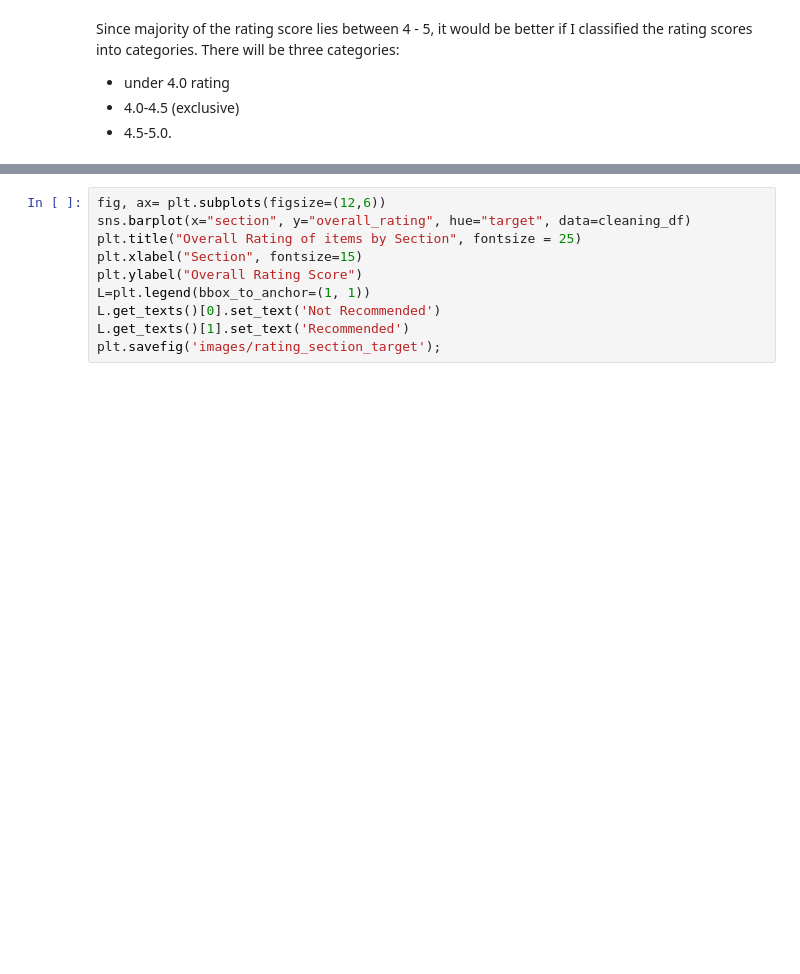
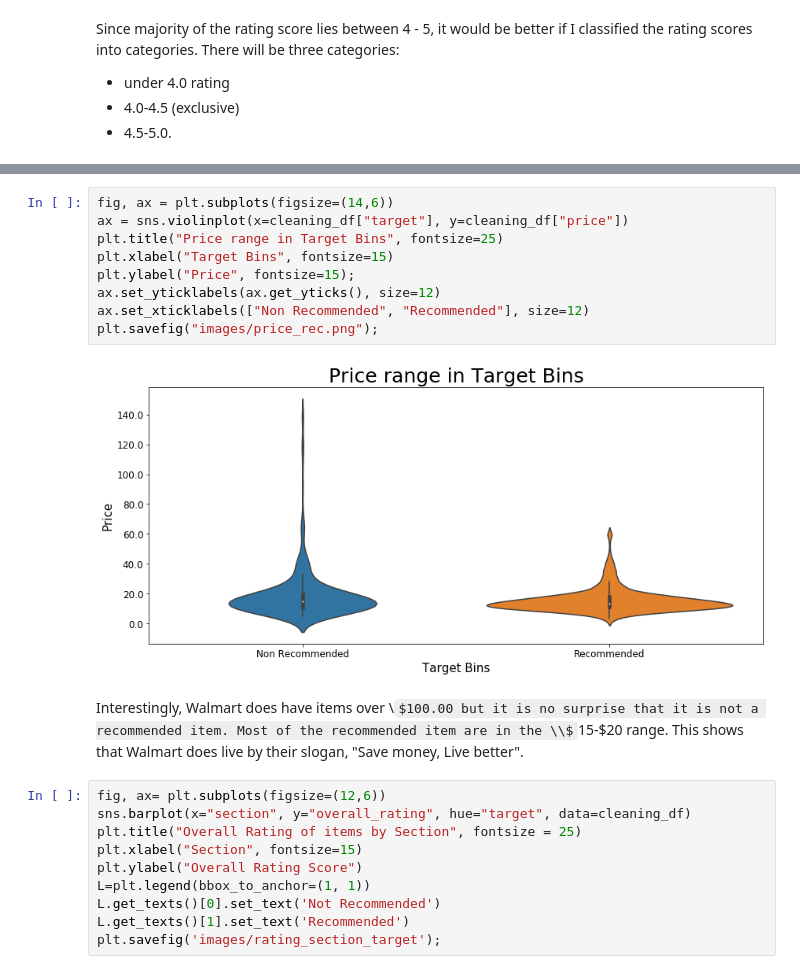
Before and after one commit to dorjeys3/Walmart_proj, a Jupyter notebook: 1_walmart_product_review_nlp.ipynb, the cells around one changed output, grey strips where cells are left out. Cells and saved outputs as stored; diff of their text form; some formulas as TeX source; blank space fills up the shorter version.

```diff
--- a/1_walmart_product_review_nlp.ipynb
+++ b/1_walmart_product_review_nlp.ipynb
@@ -547,3 +442,16 @@ cleaning_df[cleaning_df.num_rating == 14012]
+# %%
+fig, ax = plt.subplots(figsize=(14,6))
+ax = sns.violinplot(x=cleaning_df["target"], y=cleaning_df["price"])
+plt.title("Price range in Target Bins", fontsize=25)
+plt.xlabel("Target Bins", fontsize=15)
+plt.ylabel("Price", fontsize=15);
+ax.set_yticklabels(ax.get_yticks(), size=12)
+ax.set_xticklabels(["Non Recommended", "Recommended"], size=12)
+plt.savefig("images/price_rec.png");
+# %% [output]
+[figure, added]
+# %% [markdown]
+Interestingly, Walmart does have items over \\$100.00 but it is no surprise that it is not a recommended item. Most of the recommended item are in the \\$15-$20 range. This shows that Walmart does live by their slogan, "Save money, Live better".
 # %%
 fig, ax= plt.subplots(figsize=(12,6))
 sns.barplot(x="section", y="overall_rating", hue="target", data=cleaning_df)
```
Also changed, not shown: parts of 68 cells of this notebook, 7 other files.
